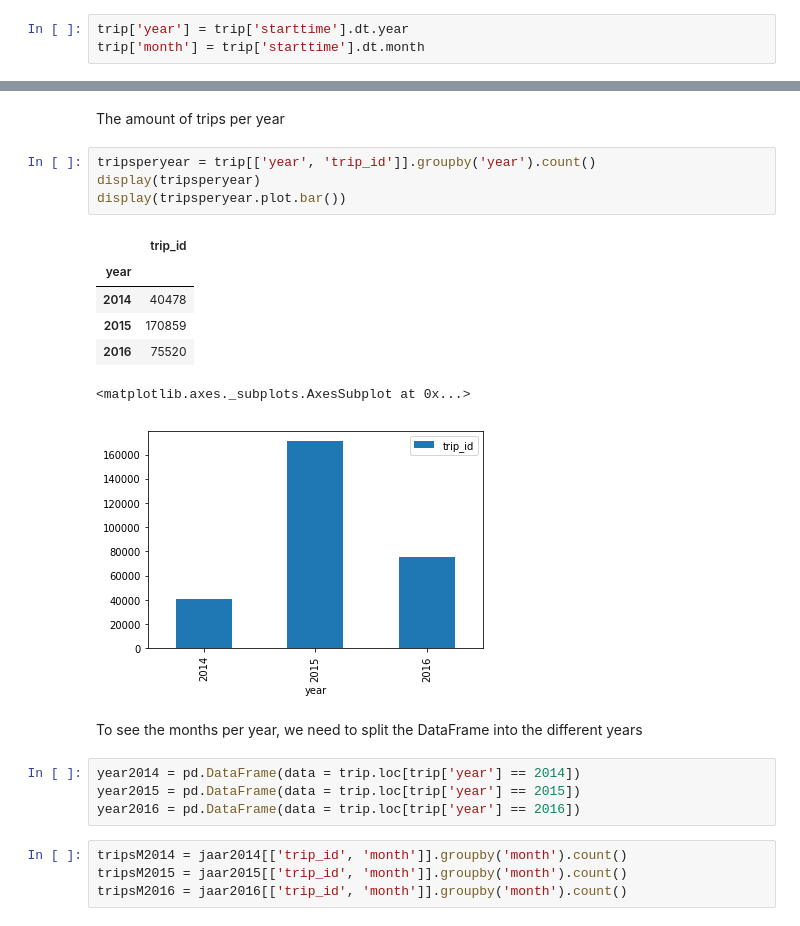
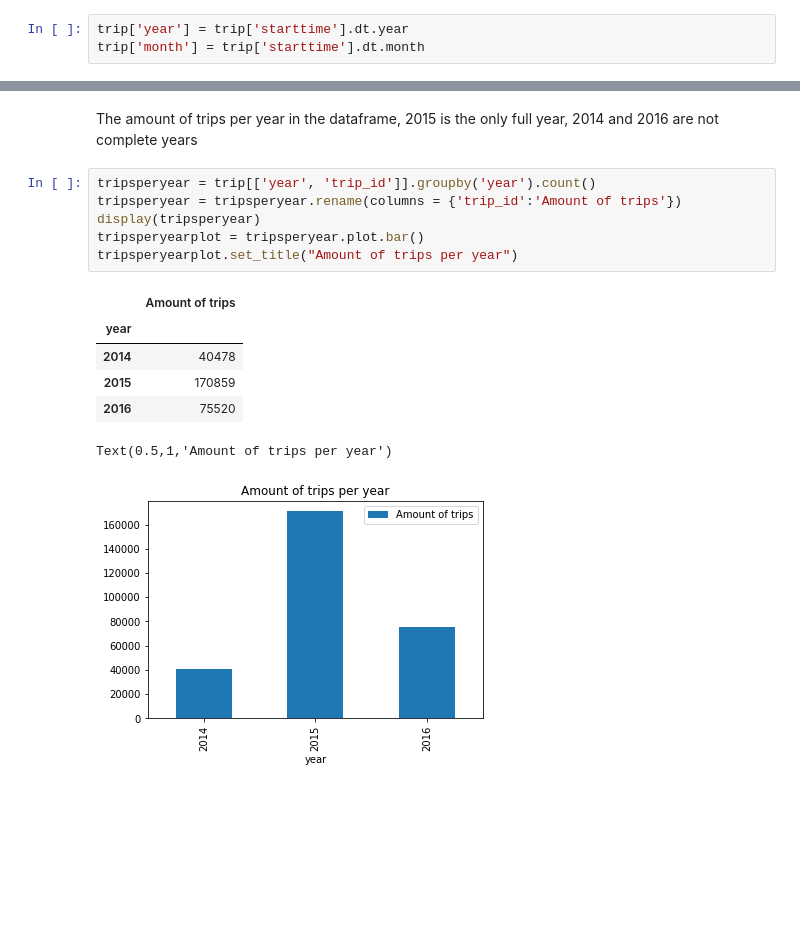
Before and after one commit to JeroenBoshuis/DataScience_Casus, a Jupyter notebook: Will people cycle more in the future - Jeroen.ipynb, the cells around one changed output, grey strips where cells are left out. Saved outputs shown, nothing was run; the diff lists cells and outputs as text; blank space fills up the shorter version.

```diff
--- a/Will people cycle more in the future - Jeroen.ipynb
+++ b/Will people cycle more in the future - Jeroen.ipynb
@@ -81,24 +81,16 @@ trip[['trip_id', 'starttime', 'month', 'year']].sample(5)
-# %% [markdown]
-The amount of trips per year
+# %% [markdown]
+The amount of trips per year in the dataframe, 2015 is the only full year, 2014 and 2016 are not complete years
 # %%
 tripsperyear = trip[['year', 'trip_id']].groupby('year').count()
+tripsperyear = tripsperyear.rename(columns = {'trip_id':'Amount of trips'})
 display(tripsperyear)
-display(tripsperyear.plot.bar())
+tripsperyearplot = tripsperyear.plot.bar()
+tripsperyearplot.set_title("Amount of trips per year")
 # %% [output]
-|  | trip_id |
+|  | Amount of trips |
 | year |  |
 | 2014 | 40478 |
 | 2015 | 170859 |
 | 2016 | 75520 |
-<matplotlib.axes._subplots.AxesSubplot at 0x...>
+Text(0.5,1,'Amount of trips per year')
-[figure, old version]
+[figure, new version]
-# %% [markdown]
-To see the months per year, we need to split the DataFrame into the different years
-# %%
-year2014 = pd.DataFrame(data = trip.loc[trip['year'] == 2014])
-year2015 = pd.DataFrame(data = trip.loc[trip['year'] == 2015])
-year2016 = pd.DataFrame(data = trip.loc[trip['year'] == 2016])
-# %%
-tripsM2014 = jaar2014[['trip_id', 'month']].groupby('month').count()
-tripsM2015 = jaar2015[['trip_id', 'month']].groupby('month').count()
-tripsM2016 = jaar2016[['trip_id', 'month']].groupby('month').count()
```
Also changed, not shown: parts of 29 cells of this notebook.
